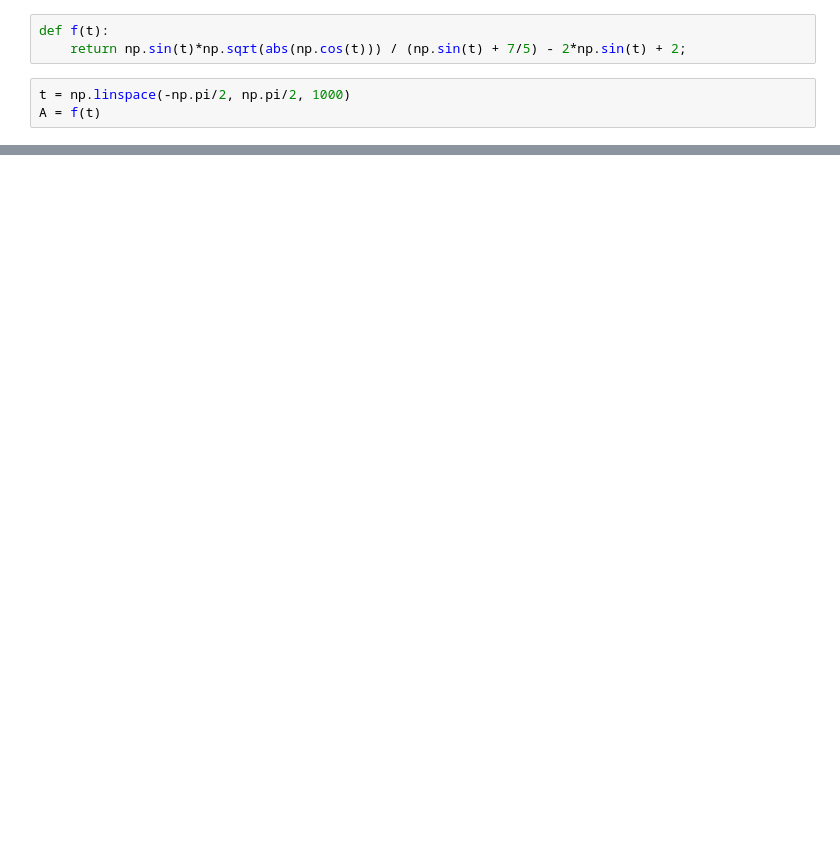
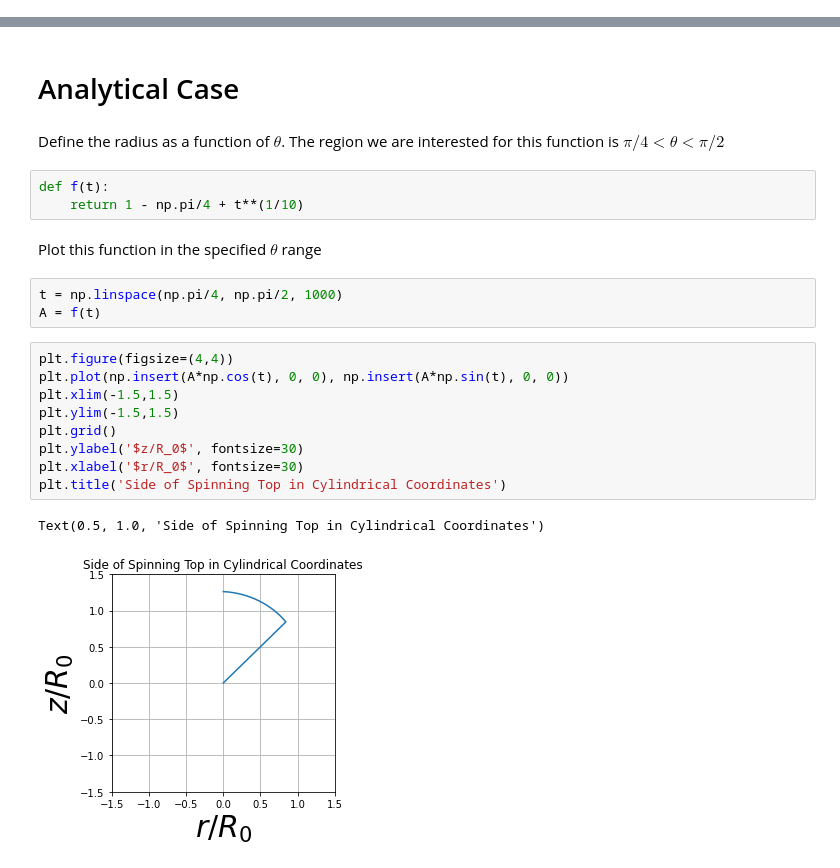
Before and after one commit to lukepolson/youtube_channel, a Jupyter notebook: Python Metaphysics Series/vid20.ipynb, the cells around one changed output, grey strips where cells are left out. Saved outputs shown, nothing was run; the diff lists cells and outputs as text; blank space fills up the shorter version.

```diff
--- a/Python Metaphysics Series/vid20.ipynb
+++ b/Python Metaphysics Series/vid20.ipynb
@@ -8,6 +0,0 @@ The physics of a spinning top
-# %%
-def f(t):
-    return np.sin(t)*np.sqrt(abs(np.cos(t))) / (np.sin(t) + 7/5) - 2*np.sin(t) + 2;
-# %%
-t = np.linspace(-np.pi/2, np.pi/2, 1000)
-A = f(t)
@@ -64,0 +10,24 @@ print(I_MR2)
+# %% [markdown]
+# Analytical Case
+# %% [markdown]
+Define the radius as a function of $\theta$. The region we are interested for this function is $\pi/4 < \theta < \pi/2$
+# %%
+def f(t):
+    return 1 - np.pi/4 + t**(1/10)
+# %% [markdown]
+Plot this function in the specified $\theta$ range
+# %%
+t = np.linspace(np.pi/4, np.pi/2, 1000)
+A = f(t)
+# %%
+plt.figure(figsize=(4,4))
+plt.plot(np.insert(A*np.cos(t), 0, 0), np.insert(A*np.sin(t), 0, 0))
+plt.xlim(-1.5,1.5)
+plt.ylim(-1.5,1.5)
+plt.grid()
+plt.ylabel('$z/R_0$', fontsize=30)
+plt.xlabel('$r/R_0$', fontsize=30)
+plt.title('Side of Spinning Top in Cylindrical Coordinates')
+# %% [output]
+Text(0.5, 1.0, 'Side of Spinning Top in Cylindrical Coordinates')
+[figure, added]
```
Also changed, not shown: parts of 52 cells of this notebook, 2 other files.
